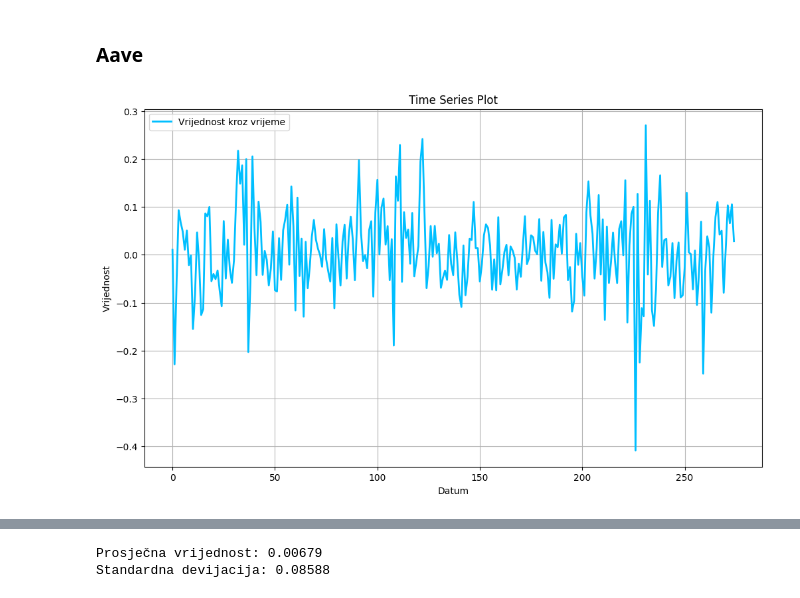
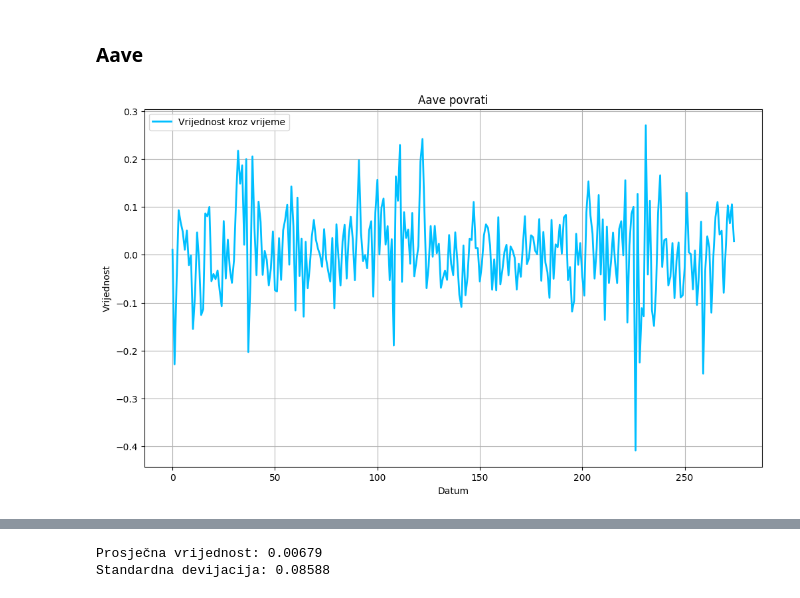
Before and after one commit to IvanDzanija/PortfolioSimulator, a Jupyter notebook: QuantifyRisk/notebooks/Analysis.ipynb, the cells around one changed output, grey strips where cells are left out. Cells and saved outputs as stored; diff of their text form; code cells hidden in the pictures.

```diff
--- a/QuantifyRisk/notebooks/Analysis.ipynb
+++ b/QuantifyRisk/notebooks/Analysis.ipynb
@@ -60,14 +60,14 @@ Ovo je korisno za provjeru točnosti puno kompleksnijih izračuna u samom progra
 # %%
 df = dataframes[coins[0]]
 df['log_returns'] = np.log(df['Close'] / df['Open'])
 
 plt.figure(figsize=(12, 7))
 plt.plot(df.index, df['log_returns'], label='Vrijednost kroz vrijeme', color='deepskyblue', linewidth=2)
-plt.title('Time Series Plot')
+plt.title(coins[0] + ' povrati')
 plt.xlabel('Datum')
 plt.ylabel('Vrijednost')
 plt.legend()
 plt.grid(True)
 plt.show()
 # %% [output]
-[figure, old version]
+[figure, new version]
```
Also changed, not shown: parts of 71 cells of this notebook.
